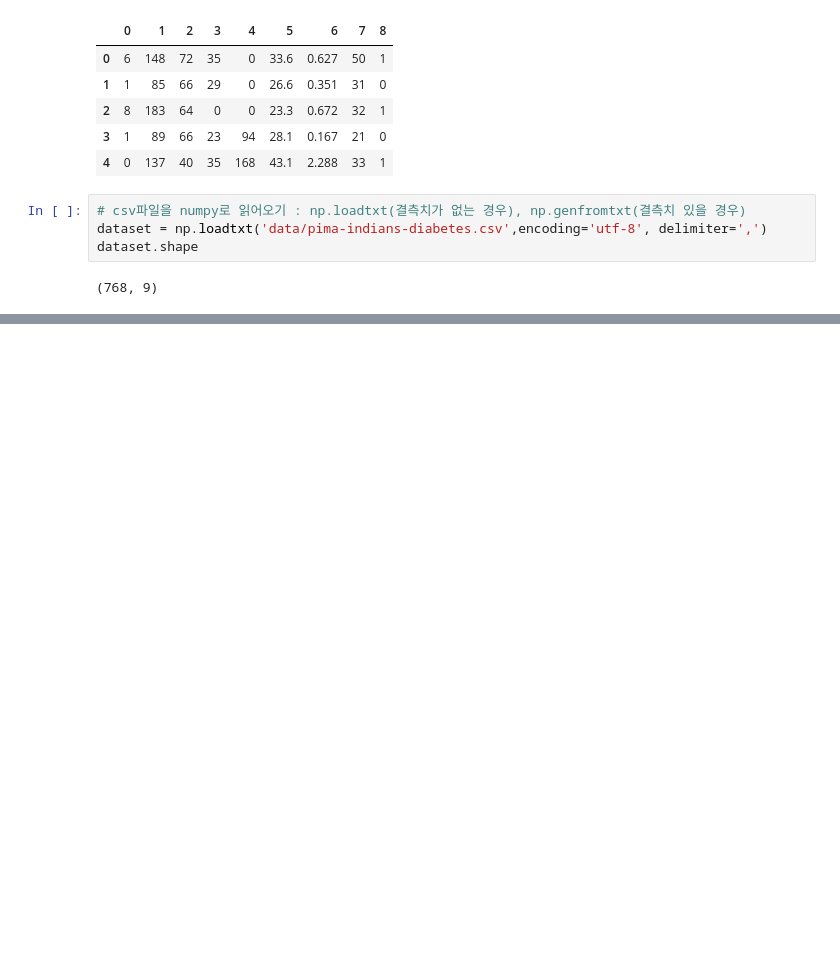
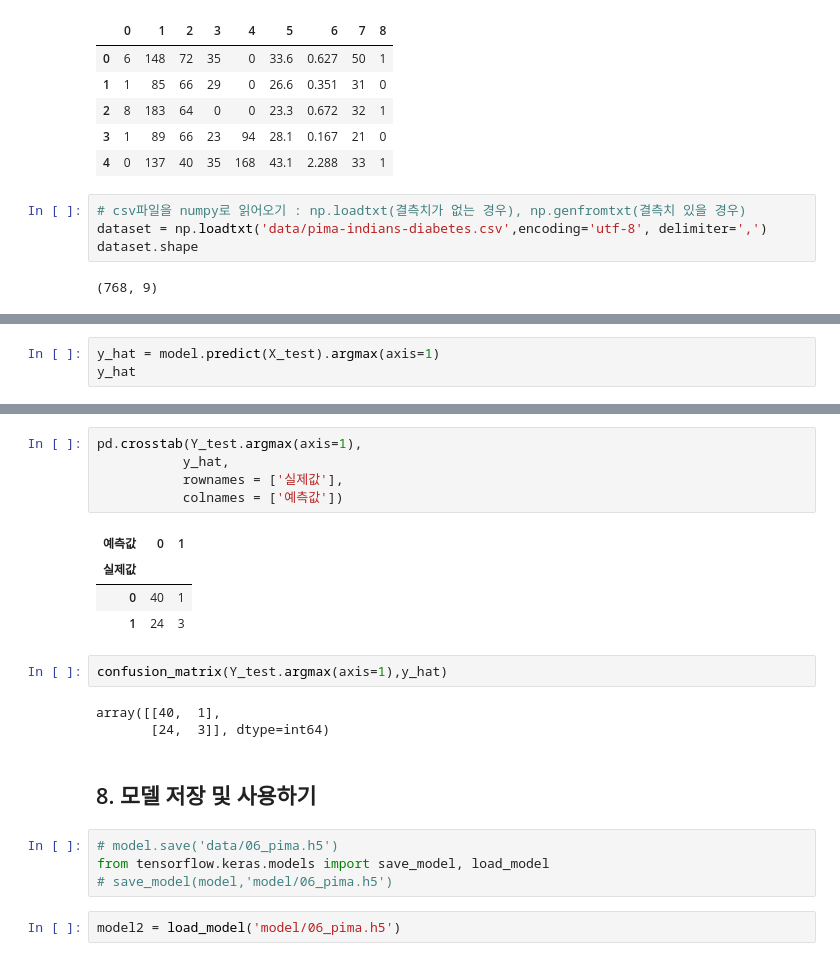
Before and after one commit to devna0111/ai_x, a Jupyter notebook: source/05_DeepLearning/ch06_피마인디언_당뇨병발병예측(로지스틱회귀분석=이진분류,분류분석).ipynb, the cells around one changed output, grey strips where cells are left out. Saved outputs shown, nothing was run; the diff lists cells and outputs as text; blank space fills up the shorter version.

```diff
--- a/source/05_DeepLearning/ch06_피마인디언_당뇨병발병예측(로지스틱회귀분석=이진분류,분류분석).ipynb
+++ b/source/05_DeepLearning/ch06_피마인디언_당뇨병발병예측(로지스틱회귀분석=이진분류,분류분석).ipynb
@@ -80,0 +388,3 @@ X_train.shape, y_train.shape, X_test.shape,y_test.shape
+# %%
+y_hat = model.predict(X_test).argmax(axis=1)
+y_hat
@@ -80,0 +397,23 @@ X_train.shape, y_train.shape, X_test.shape,y_test.shape
+# %%
+pd.crosstab(Y_test.argmax(axis=1),
+           y_hat,
+           rownames = ['실제값'],
+           colnames = ['예측값'])
+# %% [output]
+| 예측값 | 0 | 1 |
+| 실제값 |  |  |
+| 0 | 40 | 1 |
+| 1 | 24 | 3 |
+# %%
+confusion_matrix(Y_test.argmax(axis=1),y_hat)
+# %% [output]
+array([[40,  1],
+       [24,  3]], dtype=int64)
+# %% [markdown]
+## 8. 모델 저장 및 사용하기
+# %%
+# model.save('data/06_pima.h5')
+from tensorflow.keras.models import save_model, load_model
+# save_model(model,'model/06_pima.h5')
+# %%
+model2 = load_model('model/06_pima.h5')
```
Also changed, not shown: parts of 44 cells of this notebook, 13 other files.
